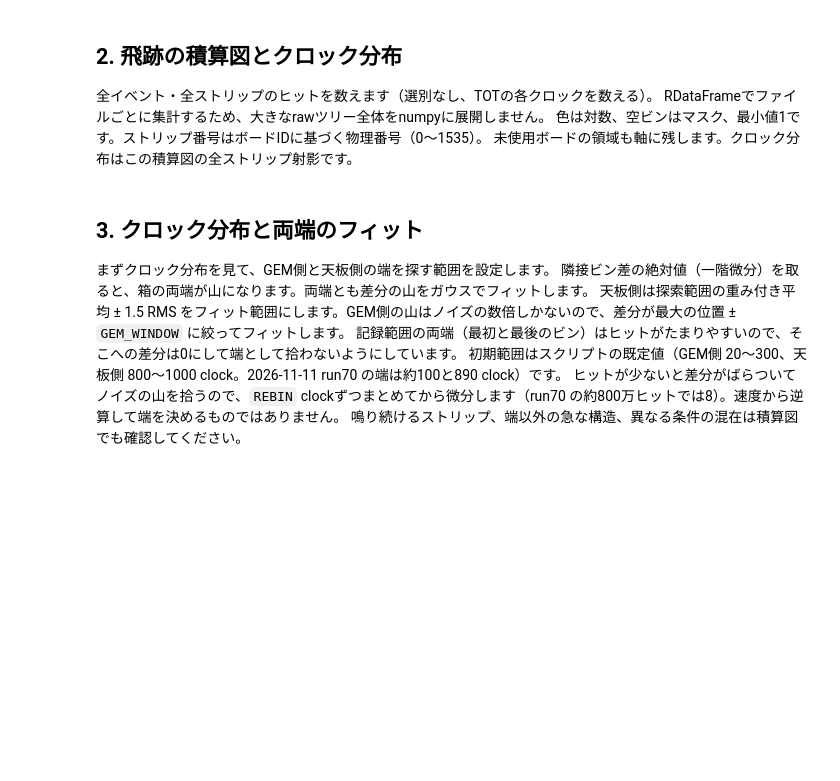
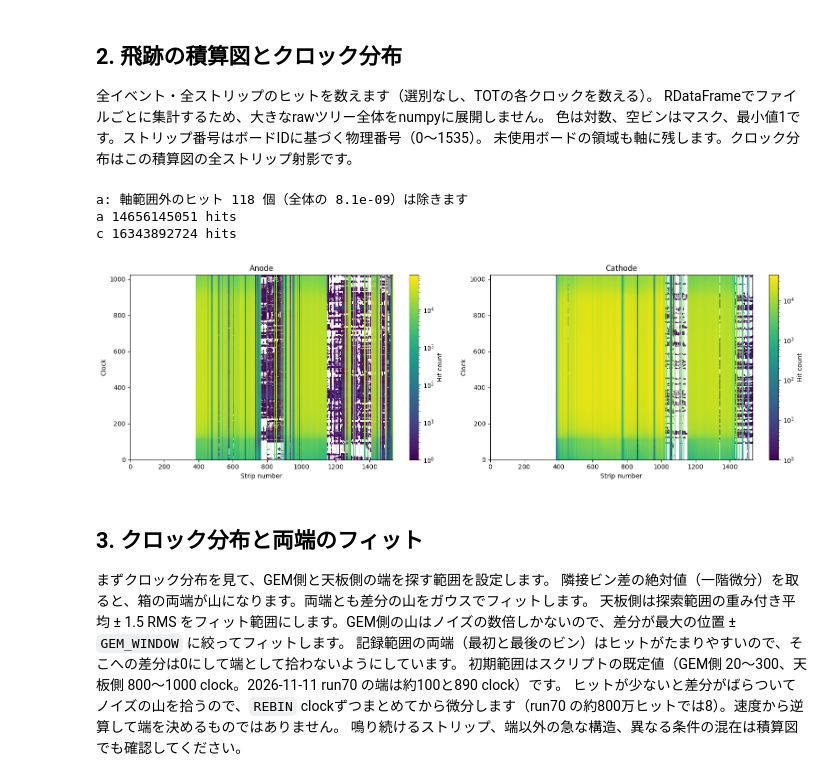
Before and after one commit to SMILE-tool-box/EricaNext, a Jupyter notebook: tutorials/4_MakeCalibration/TPC_DriftVelocity.ipynb, the cells around one changed output. Drawn from its saved outputs; the diff is of its cells as text; code cells hidden in the pictures; blank space fills up the shorter version.

```diff
--- a/tutorials/4_MakeCalibration/TPC_DriftVelocity.ipynb
+++ b/tutorials/4_MakeCalibration/TPC_DriftVelocity.ipynb
@@ -52,10 +52,10 @@ python3 run_script/run_chain.py smile3_tpc_raw --compression 505 \
 # %%
 # ===== 入力: TPC_RawTreeWriter/raw を含むROOTファイル（絶対パス、同じ測定条件のもの）=====
 RAWS = [
-    '/mnt/nas_eureka/onoda/<書き換え>/tpc_raw_20261111_run70.root',
+    '/mnt/nas_eureka/onoda/analysis2/SMILE3-FM_analysis/20261115/etcc_raw_20261115_run03.root',
 ]
 # ===== 出力: 積算図・フィットQA・較正ファイルを書くディレクトリ（絶対パス）=====
-OUT = '/mnt/nas_eureka/onoda/<書き換え>/tpc_drift_20261111_run70'
+OUT = '/mnt/nas_eureka/onoda/analysis2/SMILE3-FM_analysis/20261115/etcc_drift_20261115_run03'
 
 for p in [*RAWS, OUT]:
     if '<' in str(p): raise ValueError(f'パスを書き換えてください: {p}')
@@ -88,37 +98,46 @@ RDataFrameでファイルごとに集計するため、大きなrawツリー全
 # %%
 NSTRIP = 1536  # 12 boards × 128 strips [strip]
 NCLK = 1024   # エンコーダーの記録範囲 [clock]
+OUT_OF_RANGE_MAX = 1e-6  # 範囲外（clock = 1024 など）のヒットがこの割合までなら除いて続ける
 images, clocks = {}, {}
 for side in ('a', 'c'):
     total = None
     for i, path in enumerate(RAWS):
         df = ROOT.RDataFrame(raw_tree_path(path, TREE), str(path))
         h = df.Histo2D((f'image_{side}_{i}', '', NSTRIP, -0.5, NSTRIP-0.5,
                         NCLK, -0.5, NCLK-0.5), f'hit_{side}_strip', f'hit_{side}_clock').GetValue()
         if total is None:
             total = h.Clone(f'Image_{side.upper()}'); total.SetDirectory(0)
         else:
             total.Add(h)
     if total.GetEntries() <= 0: raise RuntimeError(f'{side}: ヒットがありません')
-    if total.Integral() != total.GetEntries():
-        raise RuntimeError('軸範囲外のヒットがあります。NSTRIP/NCLKを確認してください')
+    n_out = total.GetEntries() - total.Integral()  # 軸範囲外のヒット（積算・フィットには入らない）
+    if n_out > OUT_OF_RANGE_MAX * total.GetEntries():
+        raise RuntimeError(f'{side}: 軸範囲外のヒットが {n_out:.0f} 個あります。NSTRIP/NCLKを確認してください')
+    if n_out > 0:
+        print(f'{side}: 軸範囲外のヒット {n_out:.0f} 個（全体の {n_out/total.GetEntries():.1e}）は除きます')
     images[side] = total
     clocks[side] = total.ProjectionY(f'clock_{side}', 1, NSTRIP)
     clocks[side].SetDirectory(0)
     print(side, int(total.GetEntries()), 'hits')
 
 fig, axs = plt.subplots(1, 2, figsize=(16, 5))
 for ax, (side, h) in zip(axs, images.items()):
     z = np.array([[h.GetBinContent(x+1,y+1) for x in range(NSTRIP)] for y in range(NCLK)])
     m = ax.imshow(np.ma.masked_less(z, 1), origin='lower', aspect='auto',
                   extent=(-0.5,NSTRIP-0.5,-0.5,NCLK-0.5),
                   norm=LogNorm(vmin=1, vmax=max(2, z.max())), interpolation='nearest')
     ax.set(title='Anode' if side == 'a' else 'Cathode', xlabel='Strip number', ylabel='Clock')
     fig.colorbar(m, ax=ax, label='Hit count')
 fig.tight_layout(); fig.savefig(OUT / 'tracks.png', dpi=150); plt.show()
 fout = ROOT.TFile(str(OUT / 'tracks.root'), 'RECREATE')
 for h in [*images.values(), *clocks.values()]: h.Write()
 fout.Close()
+# %% [output]
+a: 軸範囲外のヒット 118 個（全体の 8.1e-09）は除きます
+a 14656145051 hits
+c 16343892724 hits
+[figure, added]
 # %% [markdown]
 ## 3. クロック分布と両端のフィット
 
```
Also changed, not shown: parts of 5 cells of this notebook, 18 other files.
